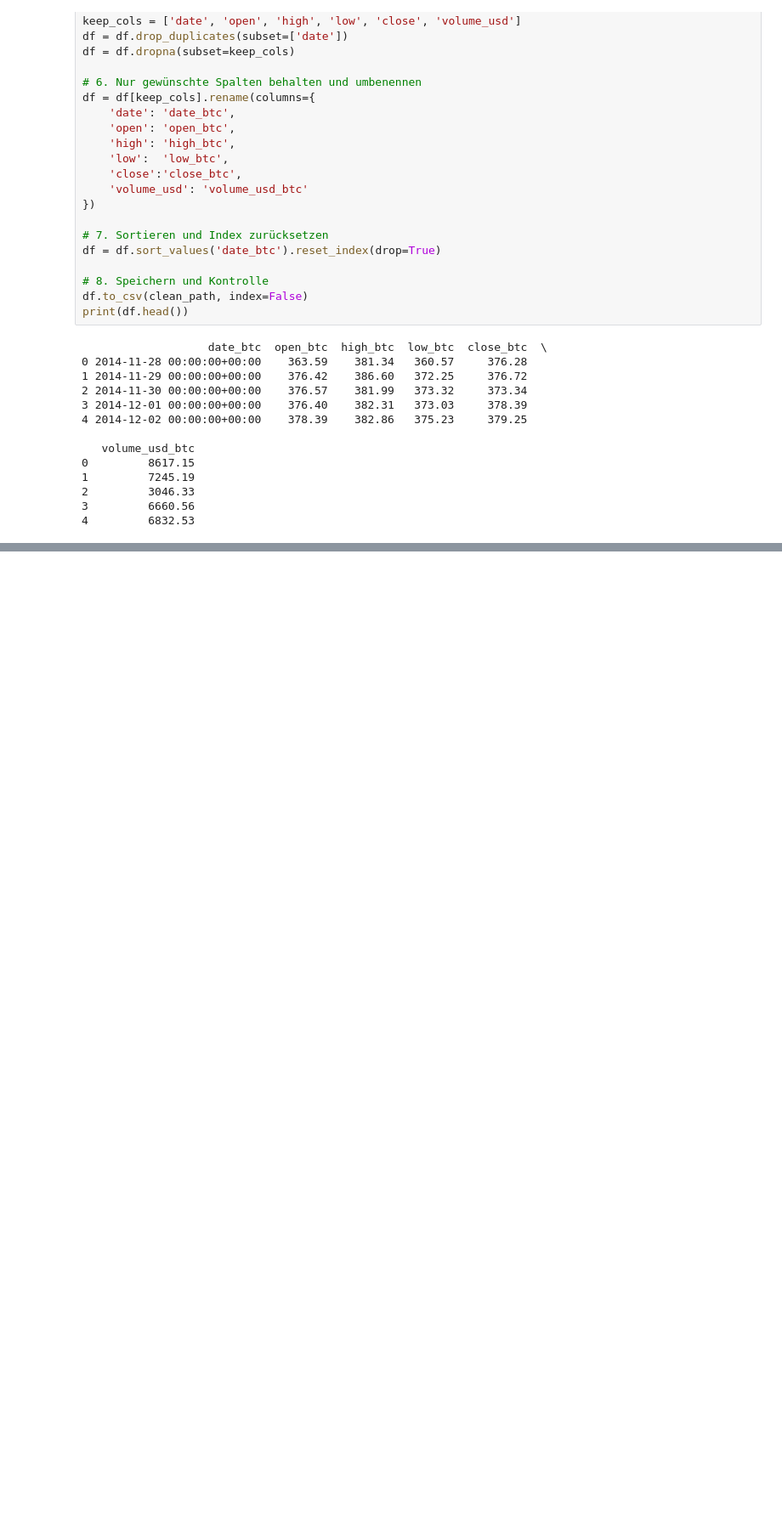
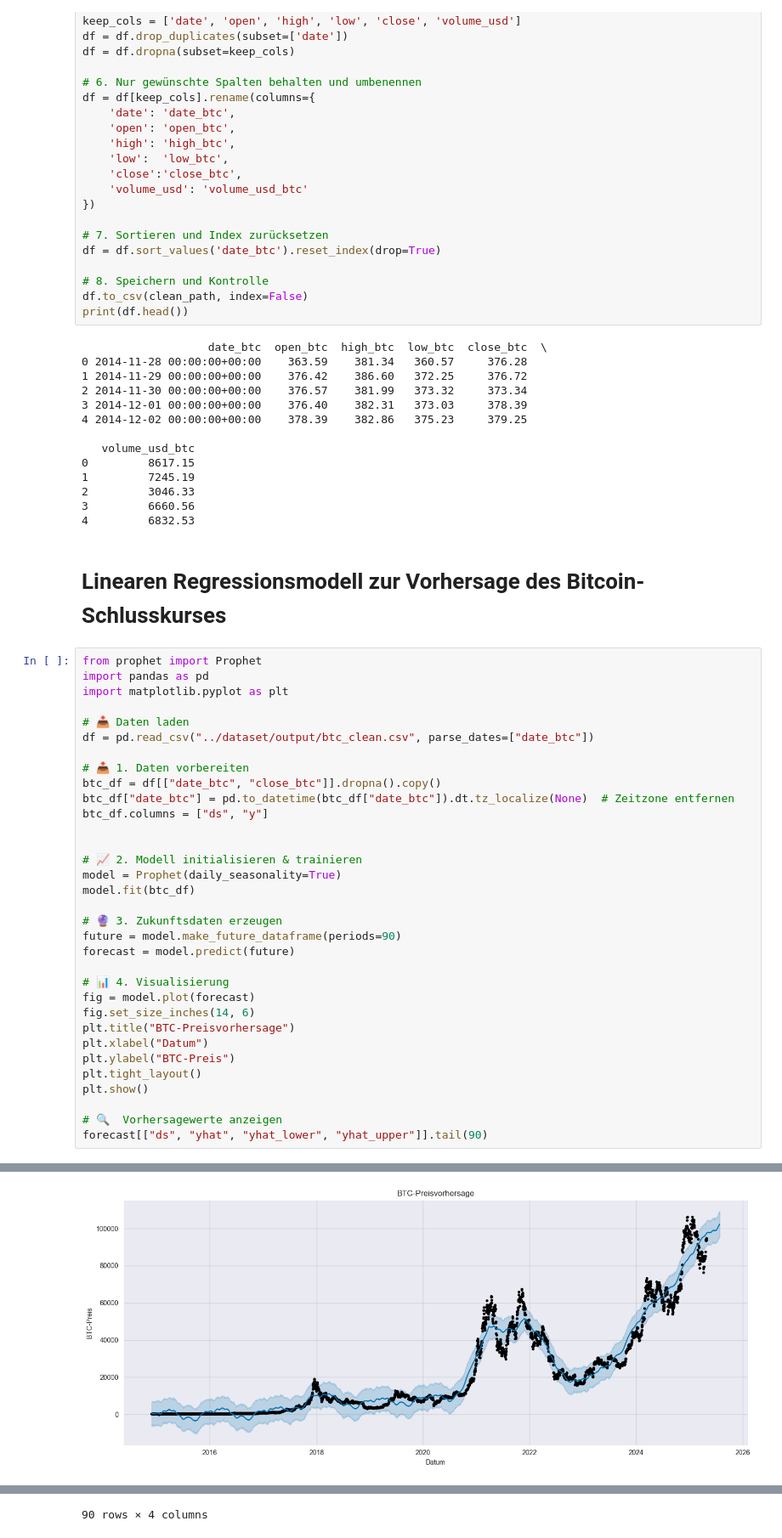
Before and after one commit to mohammadtaiba/DataVision, a Jupyter notebook: notebooks/btc.ipynb, the cells around one changed output, grey strips where cells are left out. Shown at 85% size. Drawn from its saved outputs; the diff is of its cells as text; blank space fills up the shorter version.

Commit message:
Update: Linearen Regressionsmodell zur Vorhersage des Gold- & Bitcoin-Schlusskurses

```diff
--- a/notebooks/btc.ipynb
+++ b/notebooks/btc.ipynb
@@ -118,3 +118,39 @@ print(df.head())
 2         3046.33
 3         6660.56
 4         6832.53
+# %% [markdown]
+#  Linearen Regressionsmodell zur Vorhersage des Bitcoin-Schlusskurses
+# %%
+from prophet import Prophet
+import pandas as pd
+import matplotlib.pyplot as plt
+
+# 📥 Daten laden
+df = pd.read_csv("../dataset/output/btc_clean.csv", parse_dates=["date_btc"])
+
+# 📥 1. Daten vorbereiten
+btc_df = df[["date_btc", "close_btc"]].dropna().copy()
+btc_df["date_btc"] = pd.to_datetime(btc_df["date_btc"]).dt.tz_localize(None)  # Zeitzone entfernen
+btc_df.columns = ["ds", "y"]
+
+
+# 📈 2. Modell initialisieren & trainieren
+model = Prophet(daily_seasonality=True)
+model.fit(btc_df)
+
+# 🔮 3. Zukunftsdaten erzeugen
+future = model.make_future_dataframe(periods=90)
+forecast = model.predict(future)
+
+# 📊 4. Visualisierung
+fig = model.plot(forecast)
+fig.set_size_inches(14, 6)
+plt.title("BTC-Preisvorhersage")
+plt.xlabel("Datum")
+plt.ylabel("BTC-Preis")
+plt.tight_layout()
+plt.show()
+
+# 🔍  Vorhersagewerte anzeigen
+forecast[["ds", "yhat", "yhat_lower", "yhat_upper"]].tail(90)
+# %% [output]
@@ -120,0 +159 @@ print(df.head())
+[figure, added]
@@ -120,0 +172 @@ print(df.head())
+90 rows × 4 columns
```
Also changed, not shown: parts of 3 cells of this notebook, 2 other files.
